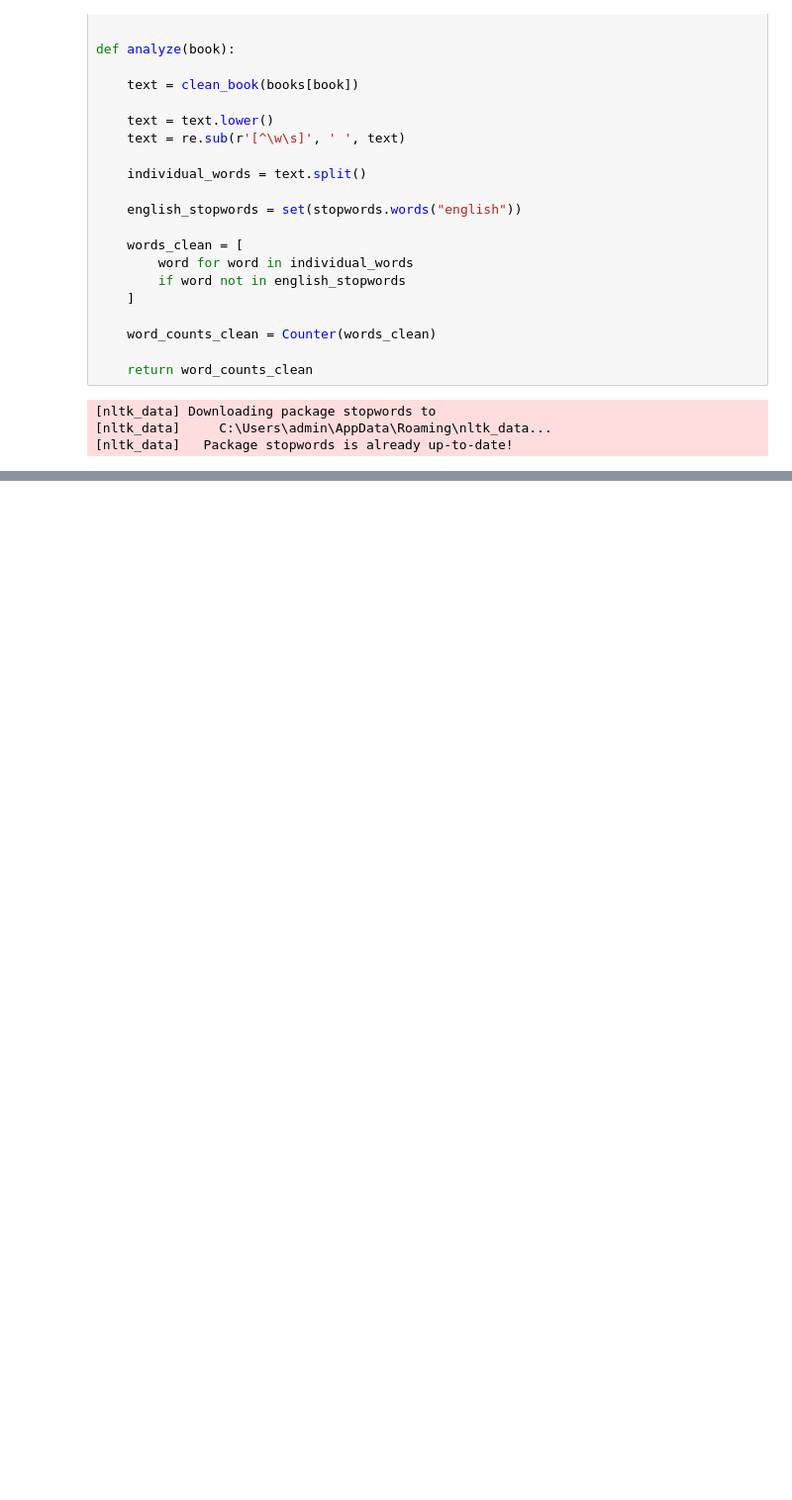
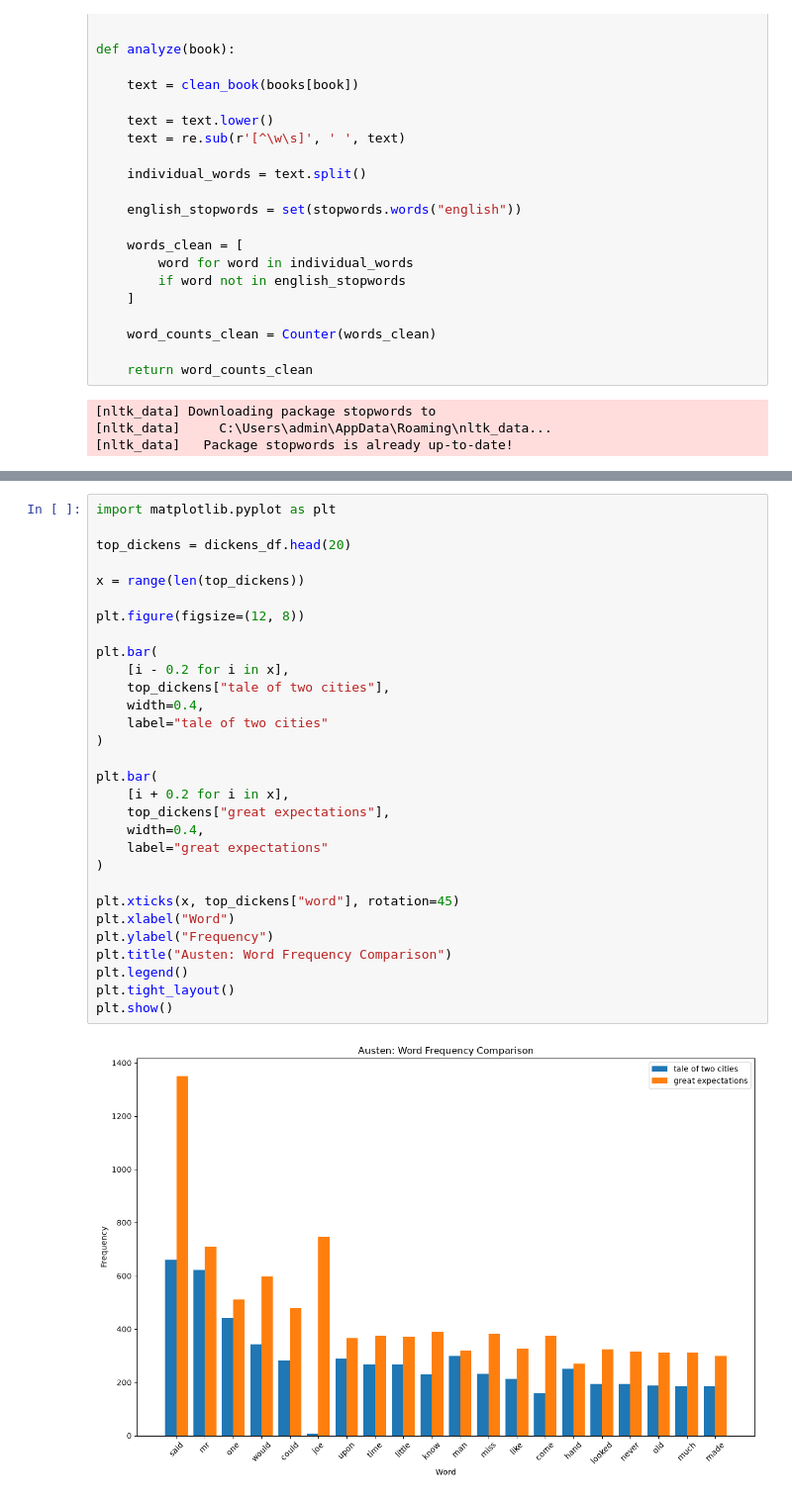
Before and after one commit to utk-cs445-fall26/MiniProject1, a Jupyter notebook: MiniProject1.ipynb, the cells around one changed output, grey strips where cells are left out. Shown at 99% size. Cells and saved outputs as stored; diff of their text form; blank space fills up the shorter version.

```diff
--- a/MiniProject1.ipynb
+++ b/MiniProject1.ipynb
@@ -328,0 +462,32 @@ print(analyze_ge)
+# %%
+import matplotlib.pyplot as plt
+
+top_dickens = dickens_df.head(20)
+
+x = range(len(top_dickens))
+
+plt.figure(figsize=(12, 8))
+
+plt.bar(
+    [i - 0.2 for i in x],
+    top_dickens["tale of two cities"],
+    width=0.4,
+    label="tale of two cities"
+)
+
+plt.bar(
+    [i + 0.2 for i in x],
+    top_dickens["great expectations"],
+    width=0.4,
+    label="great expectations"
+)
+
+plt.xticks(x, top_dickens["word"], rotation=45)
+plt.xlabel("Word")
+plt.ylabel("Frequency")
+plt.title("Austen: Word Frequency Comparison")
+plt.legend()
+plt.tight_layout()
+plt.show()
+# %% [output]
+[figure, added]
```
Also changed, not shown: parts of 13 cells of this notebook.
